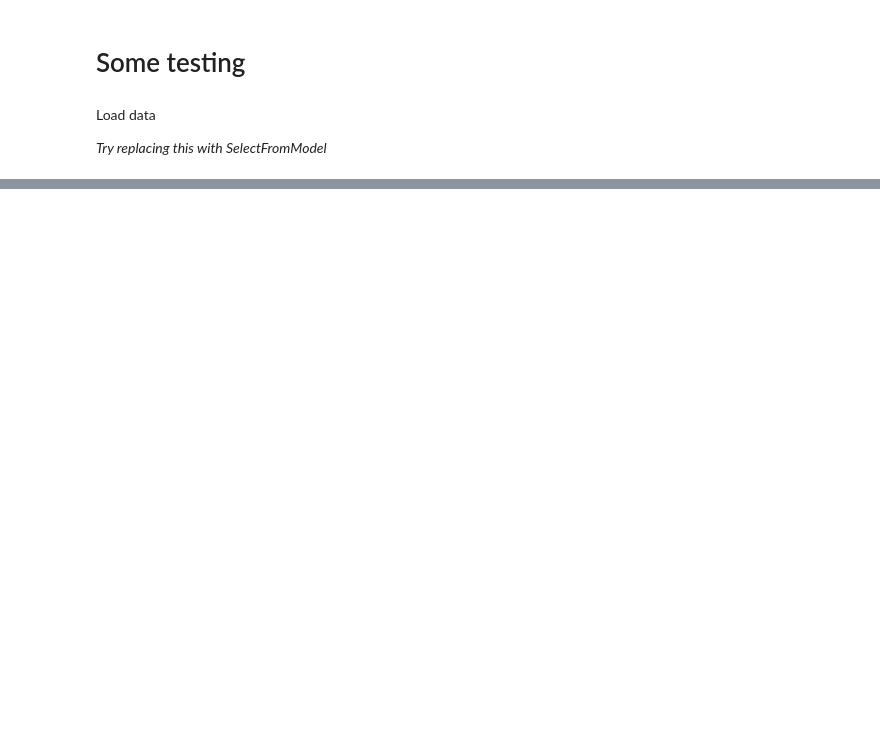
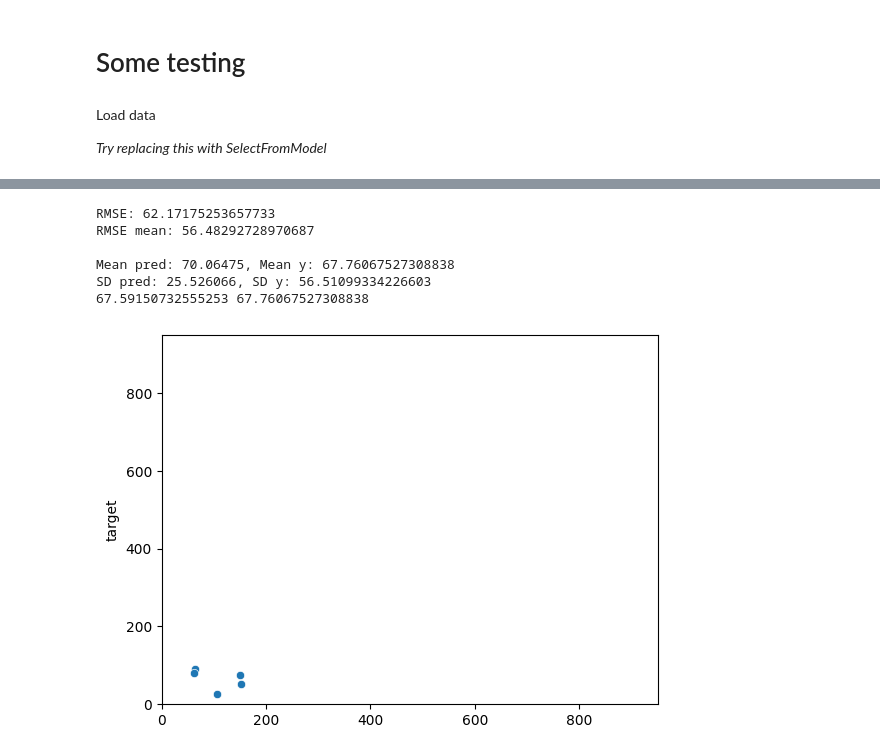
Before and after one commit to StefHerregods/AdvancedAnalytics_projects, a Jupyter notebook: assignment-1/model_testing.ipynb, the cells around one changed output, grey strips where cells are left out. Cells and saved outputs as stored; diff of their text form; code cells hidden in the pictures; blank space fills up the shorter version.

Commit message:
More preprocessing options

```diff
--- a/assignment-1/model_testing.ipynb
+++ b/assignment-1/model_testing.ipynb
@@ -171,0 +7,80 @@ print(rmse)
+# %%
+import pandas as pd
+import numpy as np
+from preprocessing import clean_data, remove_missing, simple_clean
+
+# Load df from csv
+raw_data = pd.read_csv("data/train.csv")
+
+#raw_data = raw_data.iloc[0:24]
+
+# Clean data using function
+#df_pre = drop_text(clean_data(raw_data))
+
+#df = df_pre[['property_bedrooms', 'property_bathrooms', 'property_max_guests', 'target']]
+df = remove_missing(clean_data(raw_data))
+#df = simple_clean(raw_data)
+#df.drop(['property_id'])
+
+#df.head()
+#df.shape
+# %%
+import xgboost as xgb
+from sklearn.metrics import mean_squared_error
+from sklearn.model_selection import train_test_split
+
+# Split data into X and y
+X, y = df.drop('target', axis=1), df['target']
+
+
+# Split train and test
+X_train, X_test, y_train, y_test = train_test_split(X, y, test_size=0.2, random_state=42)
+
+# Create model
+xgb_model = xgb.XGBRegressor(booster='gbtree', objective='reg:squarederror')
+xgb_model.fit(X_train, y_train)
+
+# Make predictions
+xgb_preds = xgb_model.predict(X_test)
+preds_mean = np.array([y_test.mean()] * len(y_test))
+
+# Calculate rmse
+rmse = np.sqrt(mean_squared_error(y_test, xgb_preds))
+rmse_mean = np.sqrt(mean_squared_error(y_test, preds_mean))
+
+print("RMSE: " + str(rmse))
+print("RMSE mean: " + str(rmse_mean) + "\n")
+
+#sns.scatterplot(x=preds, y=y_test)
+print("Mean pred: " + str(xgb_preds.mean()) + ", Mean y: " + str(y_test.mean()))
+print("SD pred: " + str(xgb_preds.std()) + ", SD y: " + str(y_test.std()))
+print(y_train.mean(), y_test.mean())
+# %% [output]
+RMSE: 62.17175253657733
+RMSE mean: 56.48292728970687
+
+Mean pred: 70.06475, Mean y: 67.76067527308838
+SD pred: 25.526066, SD y: 56.51099334226603
+67.59150732555253 67.76067527308838
+# %%
+import seaborn as sns
+import matplotlib.pyplot as plt
+
+errors_xgb = y_test - xgb_preds
+errors_mean = y_test - preds_mean
+
+#sns.histplot(errors_xgb, kde=True, stat="density", color="green")
+#sns.histplot(errors_mean, kde=True, stat="density", color="red")
+
+
+#sns.histplot(xgb_preds, kde=True, stat="density", color="green")
+#sns.histplot(y_test, kde=True, stat="density", color="red")
+#sns.histplot(preds_mean, kde=True, stat="density", color="blue")
+
+fig, ax = plt.subplots()
+sns.scatterplot(x=xgb_preds, y=y_test, ax=ax)
+ax.set_xlim(0, 950)
+ax.set_ylim(0, 950)
+plt.show()
+# %% [output]
+[figure, added]
```
Also changed, not shown: parts of 26 cells of this notebook, 2 other files.
